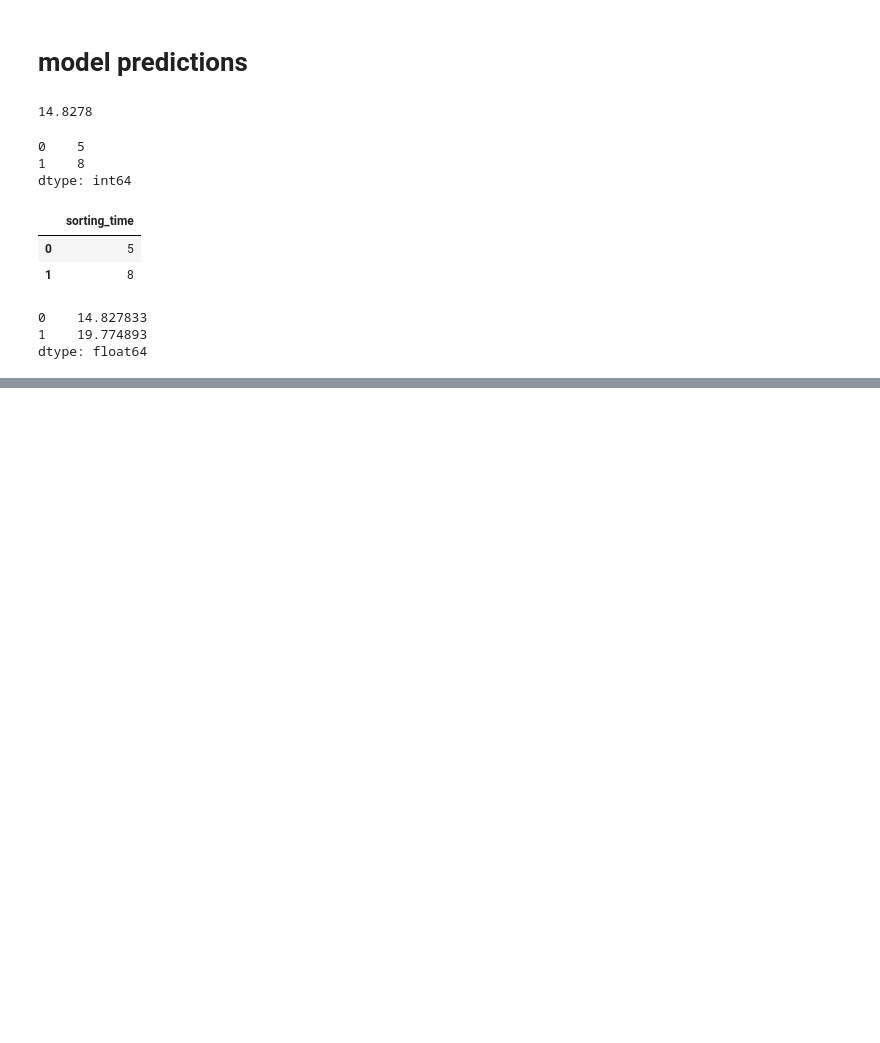
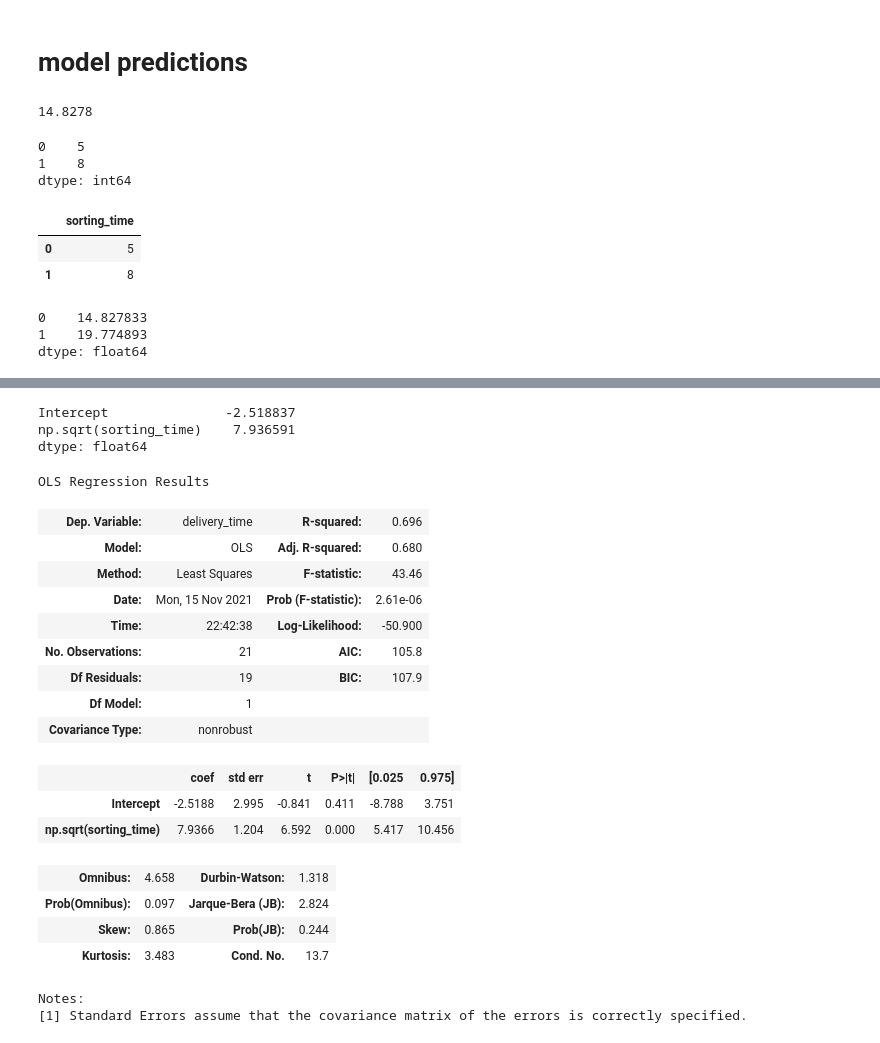
Before and after one commit to Mansoor-mannu/Simple-Linear-Regression-Assignment_4_Q1-, a Jupyter notebook: Simple Linear Regression(Assignment_4_Q1).ipynb, the cells around one changed output, grey strips where cells are left out. Drawn from its saved outputs; the diff is of its cells as text; code cells hidden in the pictures; blank space fills up the shorter version.

```diff
--- a/Simple Linear Regression(Assignment_4_Q1).ipynb
+++ b/Simple Linear Regression(Assignment_4_Q1).ipynb
@@ -145,0 +204,30 @@ dtype: float64
+# %%
+model2=model=smf.ols("delivery_time~np.sqrt(sorting_time)",data=data).fit()
+# %%
+model2.params
+# %% [output]
+Intercept               -2.518837
+np.sqrt(sorting_time)    7.936591
+dtype: float64
+# %%
+model2.summary()
+# %% [output]
+OLS Regression Results
+| Dep. Variable: | delivery_time | R-squared: | 0.696 |
+| Model: | OLS | Adj. R-squared: | 0.680 |
+| Method: | Least Squares | F-statistic: | 43.46 |
+| Date: | Mon, 15 Nov 2021 | Prob (F-statistic): | 2.61e-06 |
+| Time: | 22:42:38 | Log-Likelihood: | -50.900 |
+| No. Observations: | 21 | AIC: | 105.8 |
+| Df Residuals: | 19 | BIC: | 107.9 |
+| Df Model: | 1 |  |  |
+| Covariance Type: | nonrobust |  |  |
+|  | coef | std err | t | P>|t| | [0.025 | 0.975] |
+| Intercept | -2.5188 | 2.995 | -0.841 | 0.411 | -8.788 | 3.751 |
+| np.sqrt(sorting_time) | 7.9366 | 1.204 | 6.592 | 0.000 | 5.417 | 10.456 |
+| Omnibus: | 4.658 | Durbin-Watson: | 1.318 |
+| Prob(Omnibus): | 0.097 | Jarque-Bera (JB): | 2.824 |
+| Skew: | 0.865 | Prob(JB): | 0.244 |
+| Kurtosis: | 3.483 | Cond. No. | 13.7 |
+Notes:
+[1] Standard Errors assume that the covariance matrix of the errors is correctly specified.
```
Also changed, not shown: parts of 18 cells of this notebook.
